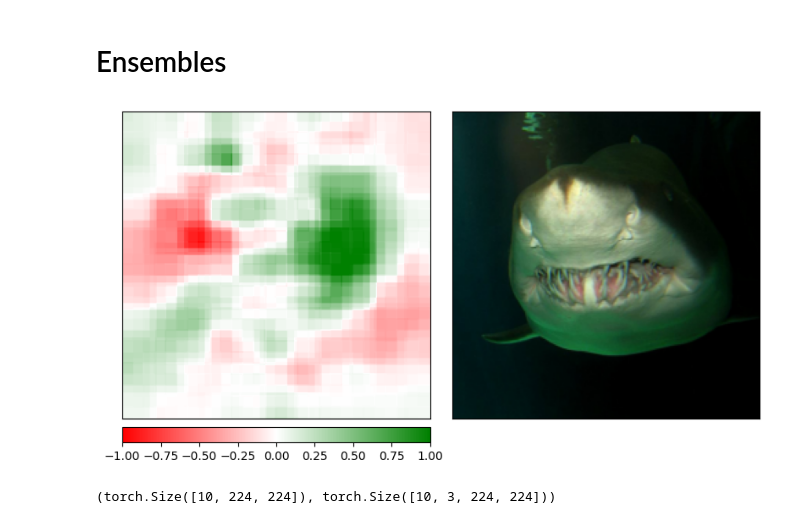
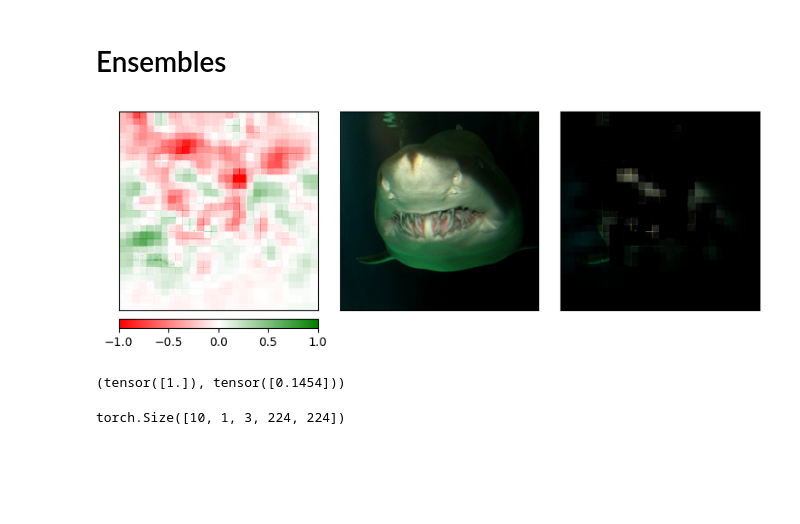
Before and after one commit to MattS0000/XAI_ensemblings_BS_MS, a Jupyter notebook: notebooks/Functionalities_showcase.ipynb, the cells around one changed output. Drawn from its saved outputs; the diff is of its cells as text; code cells hidden in the pictures; blank space fills up the shorter version.

```diff
--- a/notebooks/Functionalities_showcase.ipynb
+++ b/notebooks/Functionalities_showcase.ipynb
@@ -96,21 +83,11 @@ for tensor, mask in zip(all_tensors, all_masks):
 # %% [markdown]
 # Model Loading
 # %%
-model = resnet50(weights=ResNet50_Weights.IMAGENET1K_V1)
+model = resnet50(weights=ResNet50_Weights.DEFAULT)
 model.eval()
-transform = transforms.Compose([
-    transforms.Resize(256),
-    transforms.CenterCrop(224),
-    transforms.ToTensor()
-])
-
-transform_normalize = transforms.Normalize(
-    mean=[0.485, 0.456, 0.406],
-    std=[0.229, 0.224, 0.225]
-)
-
-pipeline = lambda images: torch.stack([transform_normalize(transform(image)) for image in images])
-proper_data = pipeline(all_images)
+resnet_transform = ResNet50_Weights.DEFAULT.transforms()
+pipeline = lambda images: torch.stack([resnet_transform(image) for image in images])
+proper_data = pipeline(all_images_original)
 # %%
 outputs2 = model(proper_data)
 _, preds2 = torch.max(outputs2, 1)
@@ -262,24 +252,22 @@ Metrics.stability(sample_xai, single_data.squeeze(dim=0), single_data.repeat(10,
 # %% [markdown]
 # Ensembles
 # %%
-from EnsembleXAI import Ensemble as E
-import torchvision.transforms.functional as transform
-x = torch.cat([attributions_occ, attributions_occ2])
-aggregated1 = E.aggregate(x, aggregating_func='avg')
-aggregated2 = E.aggregate(x, aggregating_func='min')
-aggregated3 = E.aggregate(x, aggregating_func='max')
+x = torch.cat([attributions_occ, attributions_ig_nt])
+aggregated1 = Ensemble.aggregate(x, aggregating_func='avg')
+aggregated2 = Ensemble.aggregate(x, aggregating_func='min')
+aggregated3 = Ensemble.aggregate(x, aggregating_func='max')
 # %%
 #display(transform.to_pil_image(aggregated1[0]))
 _ = viz.visualize_image_attr_multiple(np.transpose(aggregated1.squeeze().cpu().detach().numpy(), (1,2,0)),
                                       np.array(all_images[2]),
-                                      ["heat_map", "original_image"],
-                                      ["all", "positive"],
+                                      ["heat_map", "original_image", "masked_image"],
+                                      ["all", "positive", "positive"],
                                       show_colorbar=True,
                                       outlier_perc=2,
                                       )
 # %% [output]
-[figure, old version]
+[figure, new version]
-# %%
-tensor_masks[:,0].shape, tensor_images.shape
-# %% [output]
-(torch.Size([10, 224, 224]), torch.Size([10, 3, 224, 224]))
+# %%
+Metrics.accordance_recall(aggregated1, tensor_masks[2].unsqueeze(dim=0)), Metrics.accordance_precision(aggregated1, tensor_masks[2].unsqueeze(dim=0))
+# %% [output]
+(tensor([1.]), tensor([0.1454]))
@@ -285,0 +280,4 @@ tensor_masks[:,0].shape, tensor_images.shape
+# %%
+aggreg_all1.unsqueeze(dim=1).shape
+# %% [output]
+torch.Size([10, 1, 3, 224, 224])
```
Also changed, not shown: parts of 31 cells of this notebook, 1 other file.
